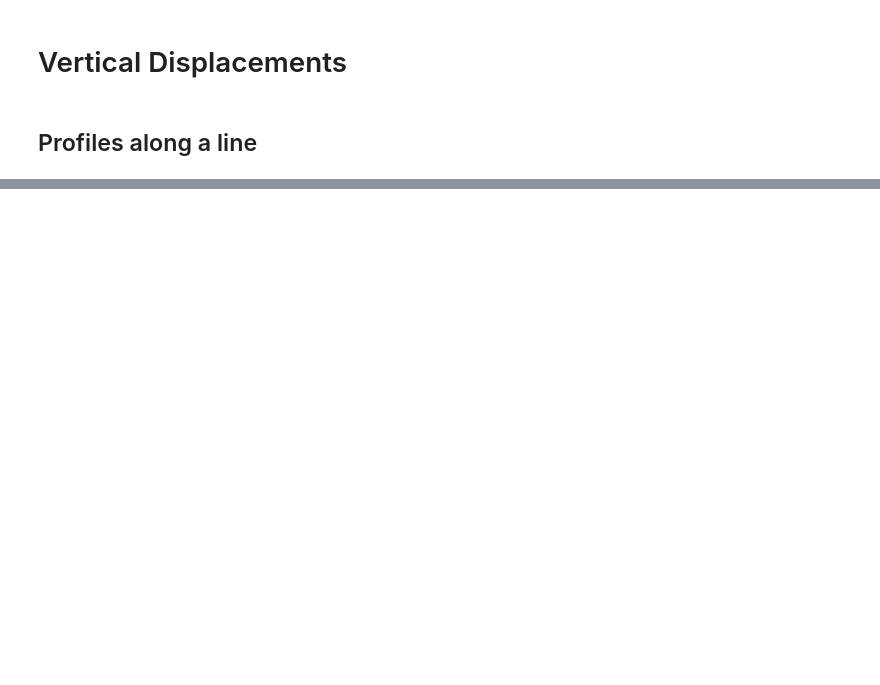
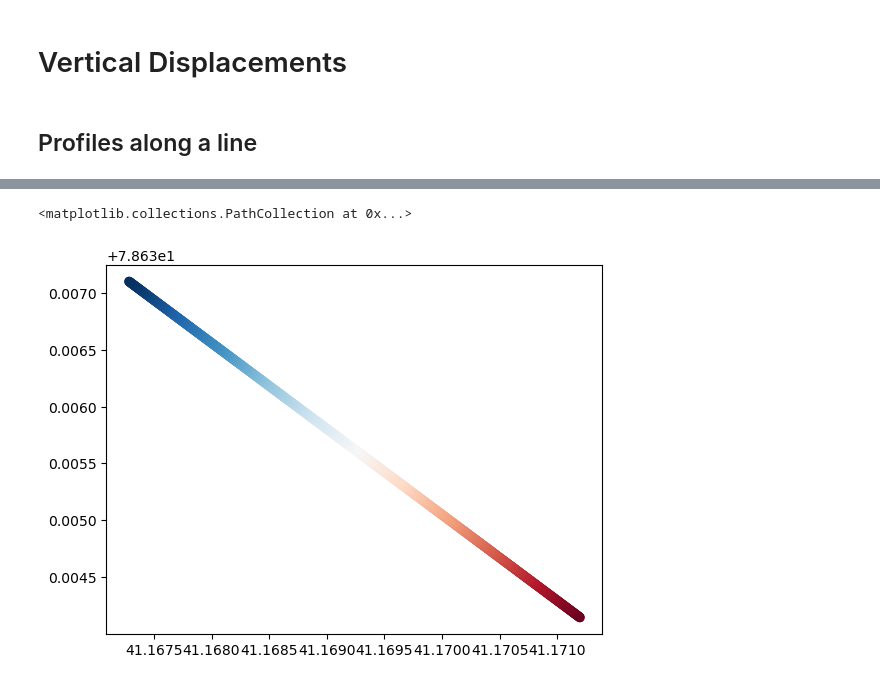
Before and after one commit to cehanagan/ImageryResources, a Jupyter notebook: Notebooks/TienShan20240122.ipynb, the cells around one changed output, grey strips where cells are left out. Saved outputs shown, nothing was run; the diff lists cells and outputs as text; code cells hidden in the pictures; blank space fills up the shorter version.

```diff
--- a/Notebooks/TienShan20240122.ipynb
+++ b/Notebooks/TienShan20240122.ipynb
@@ -401 +416,10 @@ plt.axhline(0,linestyle='--',c='darkorange')
+# %%
+trackdf = pd.read_csv('/Users/chanagan/Desktop/DGStereo/TienShan/Results/PerpendicularProfiles.txt')
+# %%
+lons, lats, azs =  g.fwd(trackdf.lon,trackdf.lat,az=trackdf.az,dist=trackdf.linedist)
+# %%
+plt.scatter(lats,lons,c=azs,cmap='RdBu')
+# %% [output]
+<matplotlib.collections.PathCollection at 0x...>
+[figure, added]
 # %%
```
Also changed, not shown: parts of 29 cells of this notebook.
